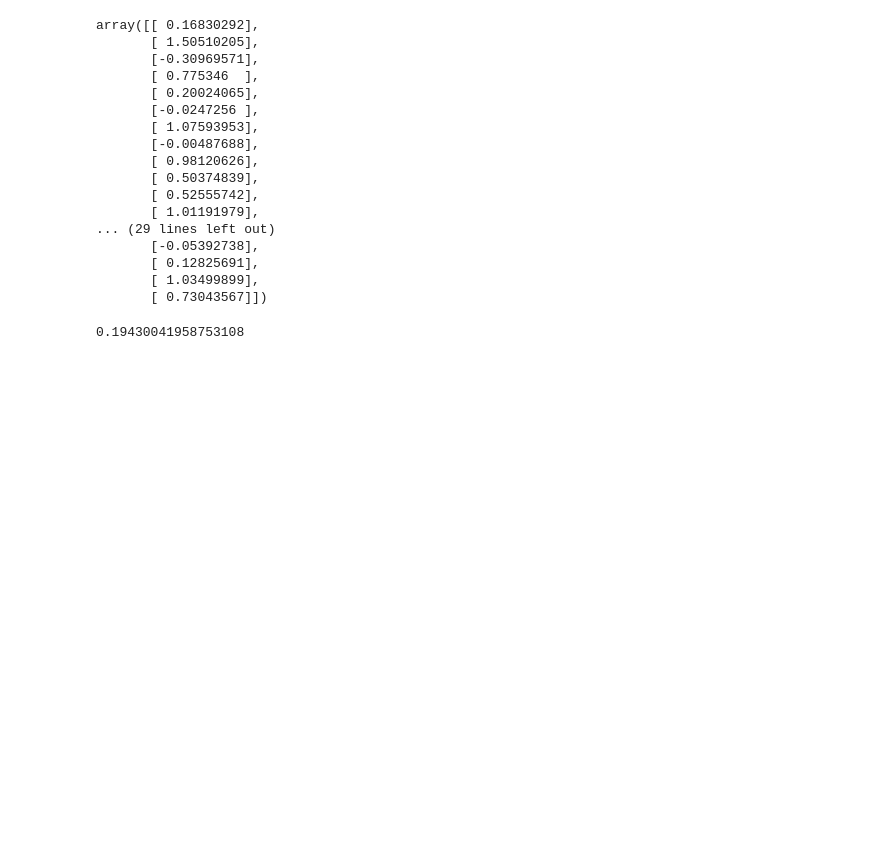
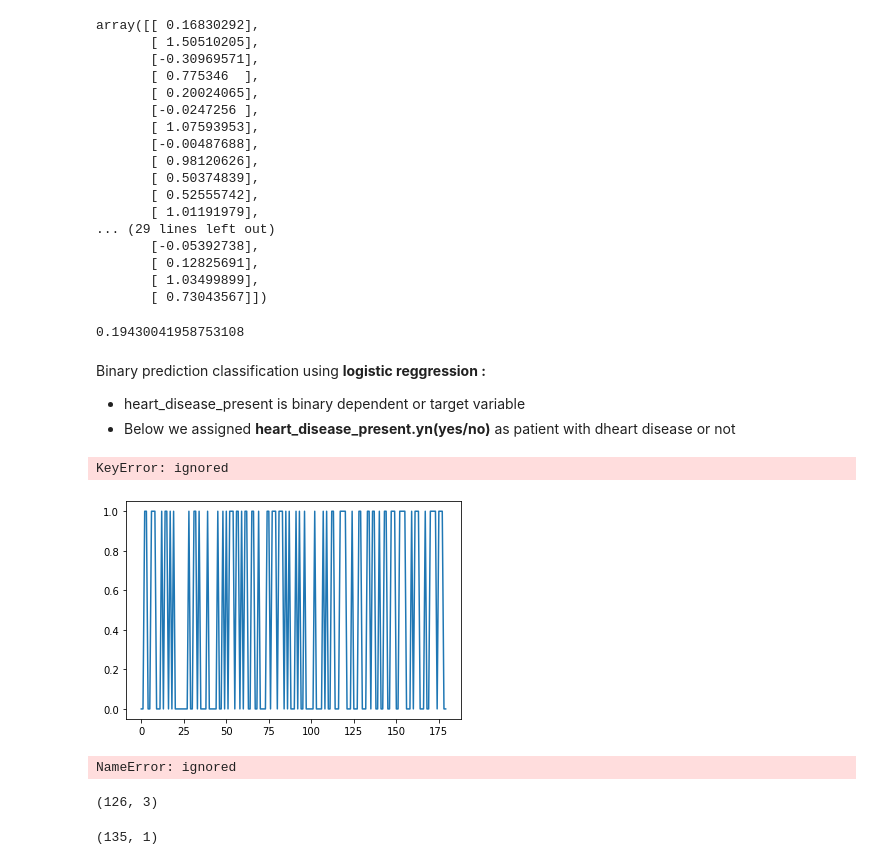
Before and after one commit to 21Ovi/Heart-Disease-Classification, a Jupyter notebook: Heart_Diesease_Prediction.ipynb, the cells around one changed output. Cells and saved outputs as stored; diff of their text form; code cells hidden in the pictures; blank space fills up the shorter version.

```diff
--- a/Heart_Diesease_Prediction.ipynb
+++ b/Heart_Diesease_Prediction.ipynb
@@ -650,3 +647,15 @@ from sklearn.metrics import r2_score
 r2_score(Y_test,Y_predict)
 # %% [output]
 0.19430041958753108
+# %% [markdown]
+Binary prediction classification using **logistic reggression :**
+
+  *  heart_disease_present is binary dependent or target variable
+  *  Below we assigned **heart_disease_present.yn(yes/no)** as patient with dheart disease or not
+# %%
+X= np.asarray(df["fasting_blood_sugar_gt_120_mg_per_dl",
+"sex","exercise_induced_angina"])
+Y=np.asarray(df["heart_disease_present"])
+X= preprocessing.standardScaler().fit(X).transform(X)
+# %% [output]
+KeyError: ignored
@@ -652,0 +664,11 @@ r2_score(Y_test,Y_predict)
+# %%
+heart_disease = df["heart_disease_present"].plot()
+plt.show(heart_disease)
+# %% [output]
+[figure, added]
+# %%
+Y = df.loc[:,["heart_disease_present"]]
+X = df.loc[:,["fasting_blood_sugar_gt_120_mg_per_dl",
+"sex","exercise_induced_angina"]]
+# %% [output]
+NameError: ignored
@@ -652,0 +679,8 @@ r2_score(Y_test,Y_predict)
+# %%
+X_train.shape
+# %% [output]
+(126, 3)
+# %%
+Y_train.shape
+# %% [output]
+(135, 1)
```
Also changed, not shown: parts of 11 cells of this notebook.
